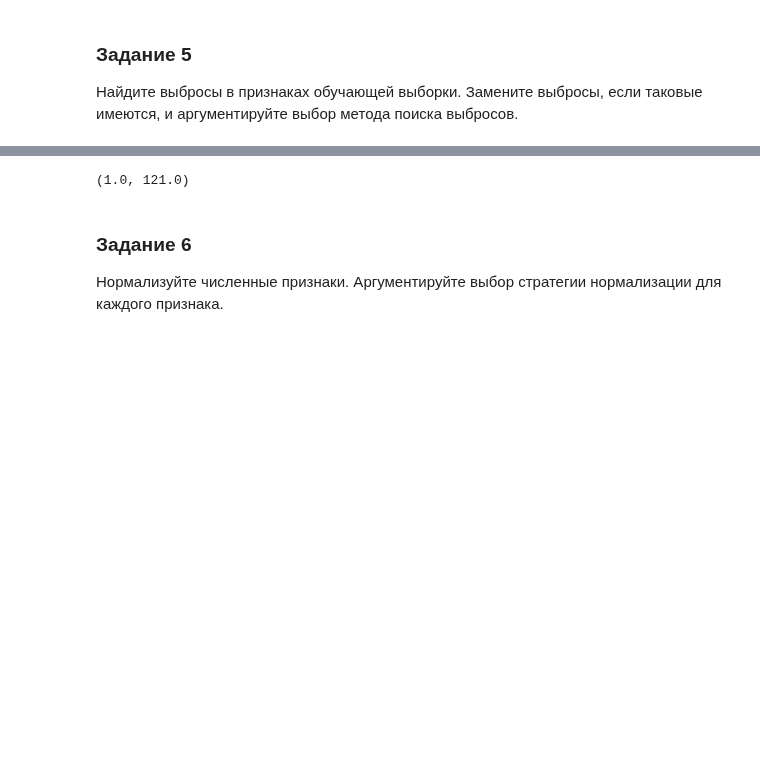
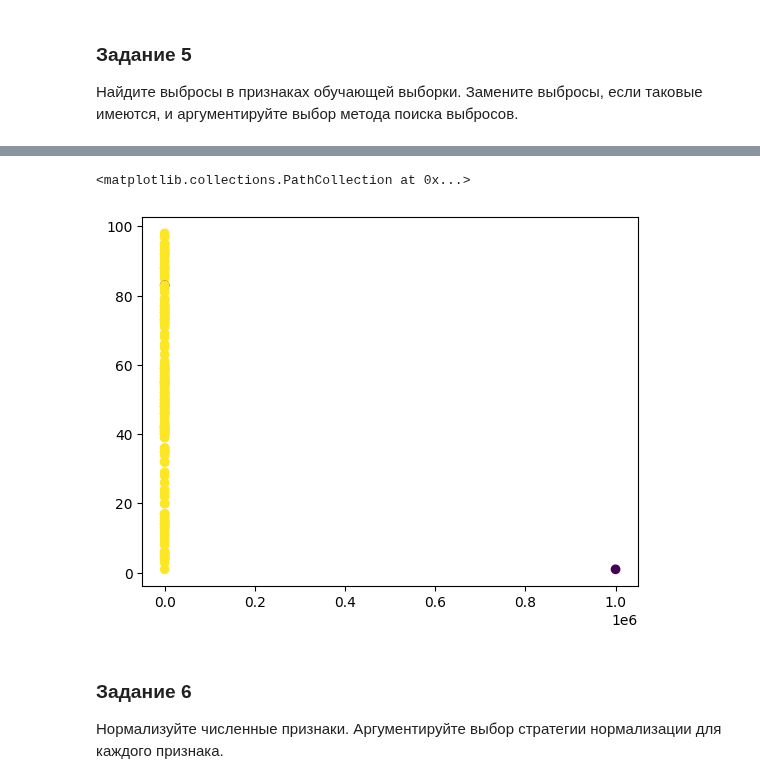
Before and after one commit to IgorKolotushkin/machine_learning_ds, a Jupyter notebook: hw9/Очистка данных. Для студентов.ipynb, the cells around one changed output, grey strips where cells are left out. Saved outputs shown, nothing was run; the diff lists cells and outputs as text; code cells hidden in the pictures; blank space fills up the shorter version.

```diff
--- a/hw9/Очистка данных. Для студентов.ipynb
+++ b/hw9/Очистка данных. Для студентов.ipynb
@@ -300,0 +363,2 @@ age_bounds
+# %%
+Xtrain.loc[(Xtrain['outlier_age'] == -1), 'Age'] = int(age_bounds[1])
@@ -301,8 +374,10 @@ age_bounds
+# %%
+plt.scatter(Xtrain['Annual Income (k$)'], Xtrain['Spending Score (1-100)'], c=Xtrain['outlier_income'])
+# %% [output]
+<matplotlib.collections.PathCollection at 0x...>
+[figure, added]
 # %%
-income_bounds = calculate_iqr_boundaries(Xtrain['Annual Income (k$)'])
-income_bounds
+Xtrain.loc[(Xtrain['outlier_income'] == -1), 'Annual Income (k$)'] = int(income_bounds[1])
-# %% [output]
-(1.0, 121.0)
 # %% [markdown]
 ### Задание 6
 
```
Also changed, not shown: parts of 14 cells of this notebook.
